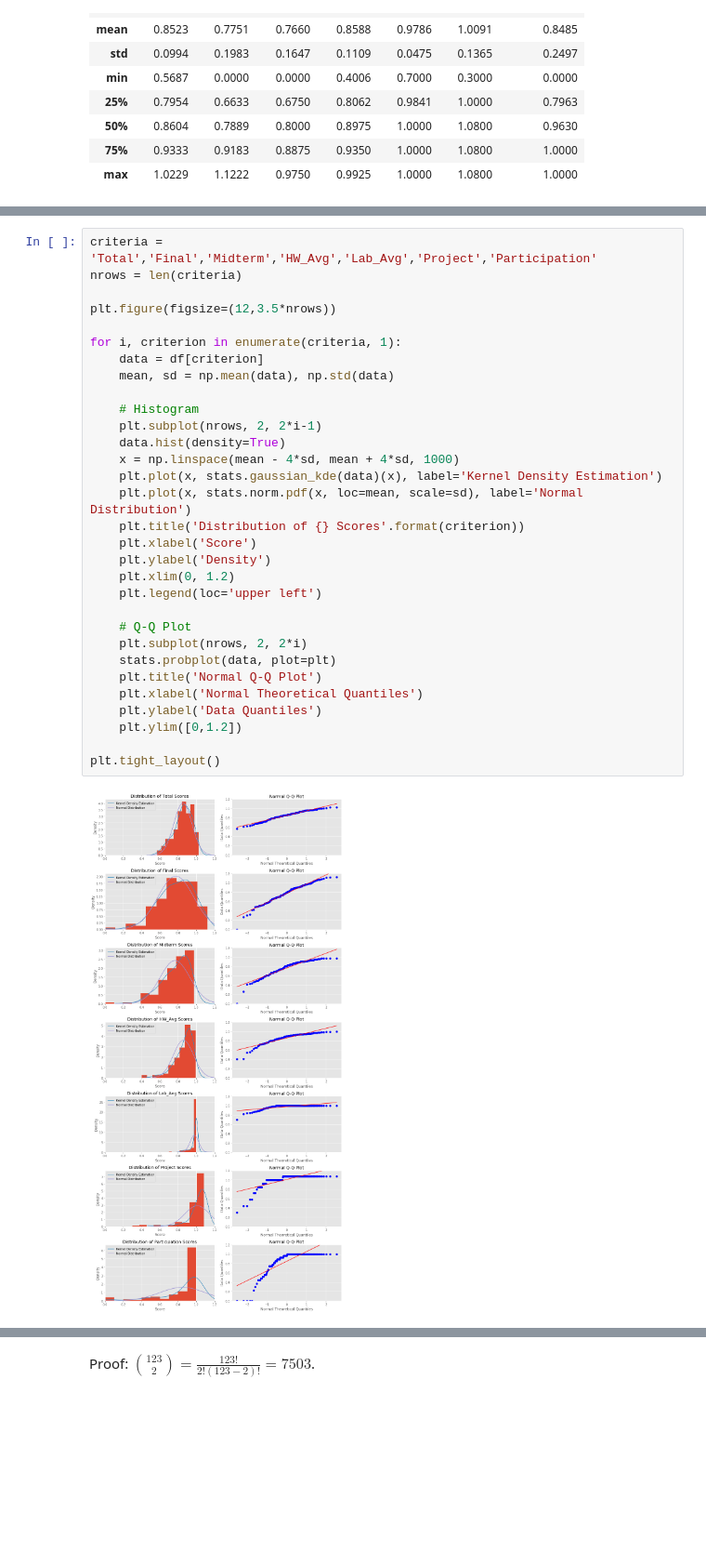
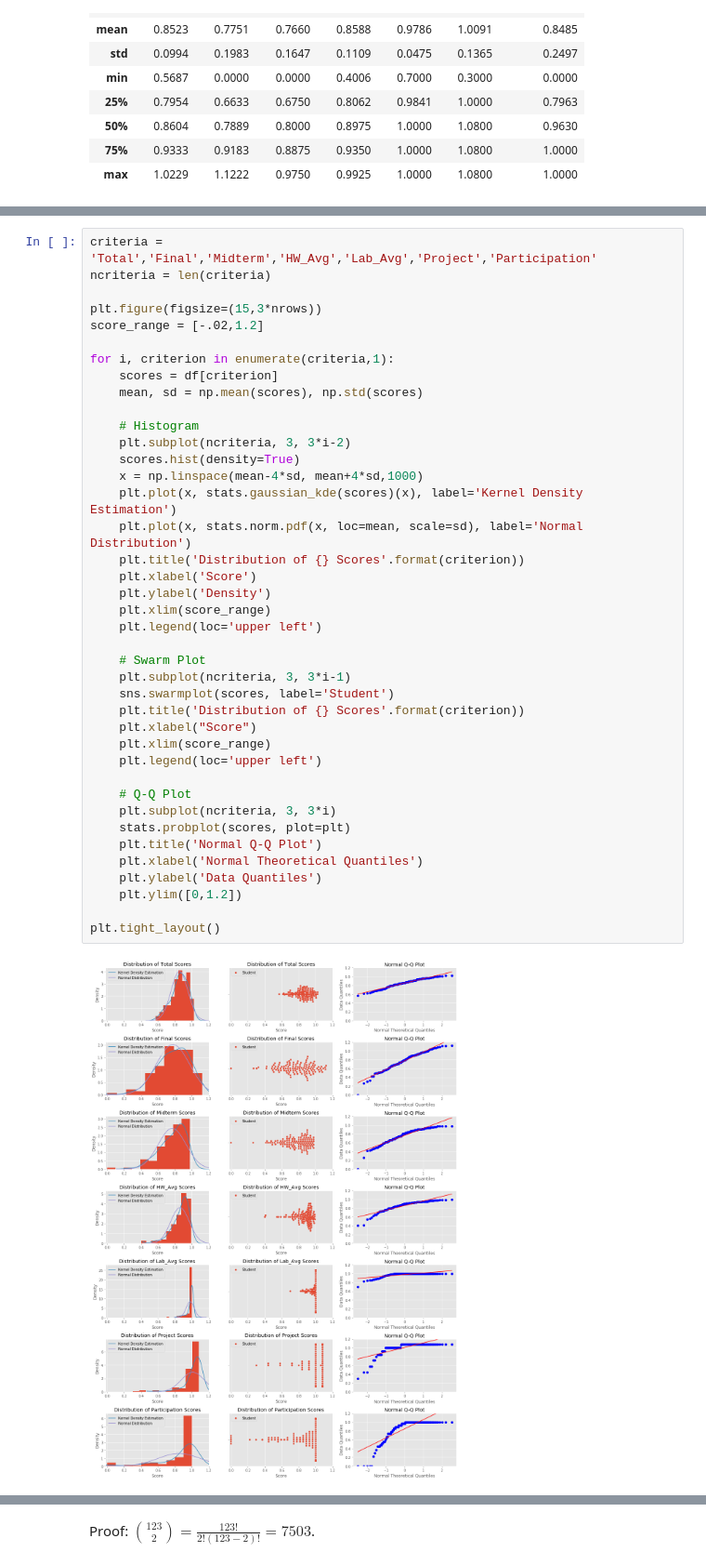
Before and after one commit to dleestat/grades, a Jupyter notebook: Grades.ipynb, the cells around one changed output, grey strips where cells are left out. Shown at 93% size. Saved outputs shown, nothing was run; the diff lists cells and outputs as text; blank space fills up the shorter version.

```diff
--- a/Grades.ipynb
+++ b/Grades.ipynb
@@ -226,33 +238,42 @@ As expected, we can observe a downward trend in most scores as you go down the r
 # %%
 criteria = 'Total','Final','Midterm','HW_Avg','Lab_Avg','Project','Participation'
-nrows = len(criteria)
+ncriteria = len(criteria)
 
-plt.figure(figsize=(12,3.5*nrows))
+plt.figure(figsize=(15,3*nrows))
+score_range = [-.02,1.2]
 
-for i, criterion in enumerate(criteria, 1):
-    data = df[criterion]
-    mean, sd = np.mean(data), np.std(data)
+for i, criterion in enumerate(criteria,1):
+    scores = df[criterion]
+    mean, sd = np.mean(scores), np.std(scores)
 
     # Histogram
-    plt.subplot(nrows, 2, 2*i-1)
-    data.hist(density=True)
-    x = np.linspace(mean - 4*sd, mean + 4*sd, 1000)
-    plt.plot(x, stats.gaussian_kde(data)(x), label='Kernel Density Estimation')
+    plt.subplot(ncriteria, 3, 3*i-2)
+    scores.hist(density=True)
+    x = np.linspace(mean-4*sd, mean+4*sd,1000)
+    plt.plot(x, stats.gaussian_kde(scores)(x), label='Kernel Density Estimation')
     plt.plot(x, stats.norm.pdf(x, loc=mean, scale=sd), label='Normal Distribution')
     plt.title('Distribution of {} Scores'.format(criterion))
     plt.xlabel('Score')
     plt.ylabel('Density')
-    plt.xlim(0, 1.2)
+    plt.xlim(score_range)
+    plt.legend(loc='upper left')
+
+    # Swarm Plot
+    plt.subplot(ncriteria, 3, 3*i-1)
+    sns.swarmplot(scores, label='Student')
+    plt.title('Distribution of {} Scores'.format(criterion))
+    plt.xlabel("Score")
+    plt.xlim(score_range)
     plt.legend(loc='upper left')
 
     # Q-Q Plot
-    plt.subplot(nrows, 2, 2*i)
-    stats.probplot(data, plot=plt)
+    plt.subplot(ncriteria, 3, 3*i)
+    stats.probplot(scores, plot=plt)
     plt.title('Normal Q-Q Plot')
     plt.xlabel('Normal Theoretical Quantiles')
     plt.ylabel('Data Quantiles')
     plt.ylim([0,1.2])
 
 plt.tight_layout()
 # %% [output]
-[figure, old version]
+[figure, new version]
```
Also changed, not shown: parts of 35 cells of this notebook.
